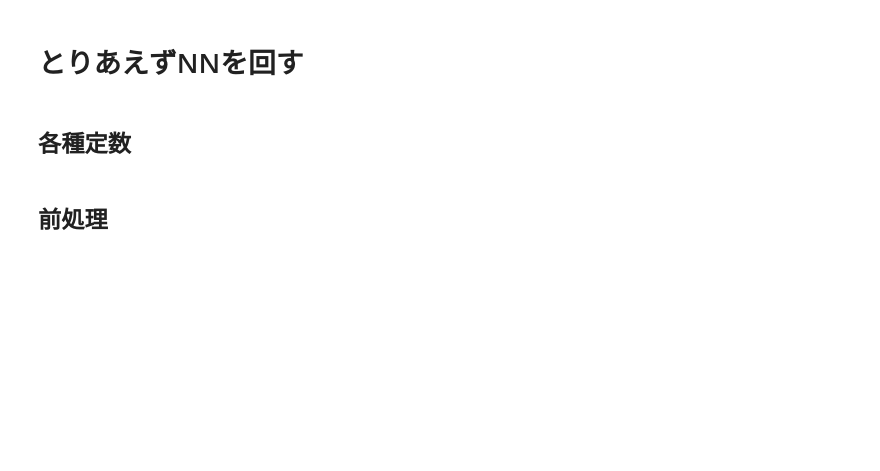
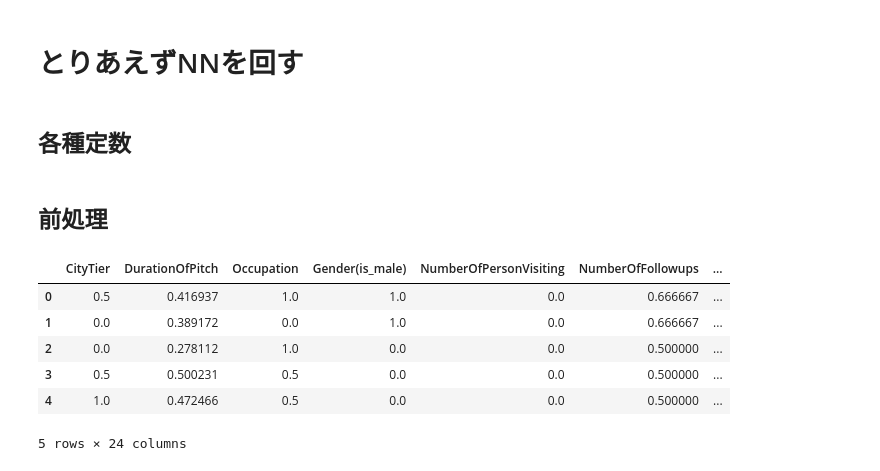
Before and after one commit to Daku-on/signate_cup_2024, a Jupyter notebook: src/02_toy_neural_net.ipynb, the cells around one changed output. Cells and saved outputs as stored; diff of their text form; code cells hidden in the pictures; blank space fills up the shorter version.

```diff
--- a/src/02_toy_neural_net.ipynb
+++ b/src/02_toy_neural_net.ipynb
@@ -47,4 +42,14 @@ train_df, test_df = my_nn_preprocess.preprocess_data(train_df, test_df)
 # %%
 train_df.to_csv("../data/train_nn.csv", index=False)
 test_df.to_csv("../data/test_nn.csv", index=False)
+# %%
+train_df.head()
+# %% [output]
+|  | CityTier | DurationOfPitch | Occupation | Gender(is_male) | NumberOfPersonVisiting | NumberOfFollowups | ... |
+| 0 | 0.5 | 0.416937 | 1.0 | 1.0 | 0.0 | 0.666667 | ... |
+| 1 | 0.0 | 0.389172 | 0.0 | 1.0 | 0.0 | 0.666667 | ... |
+| 2 | 0.0 | 0.278112 | 1.0 | 0.0 | 0.0 | 0.500000 | ... |
+| 3 | 0.5 | 0.500231 | 0.5 | 0.0 | 0.0 | 0.500000 | ... |
+| 4 | 1.0 | 0.472466 | 0.5 | 0.0 | 0.0 | 0.500000 | ... |
+5 rows × 24 columns
 # %% [markdown]
```
Also changed, not shown: parts of 12 cells of this notebook, 2 other files.
